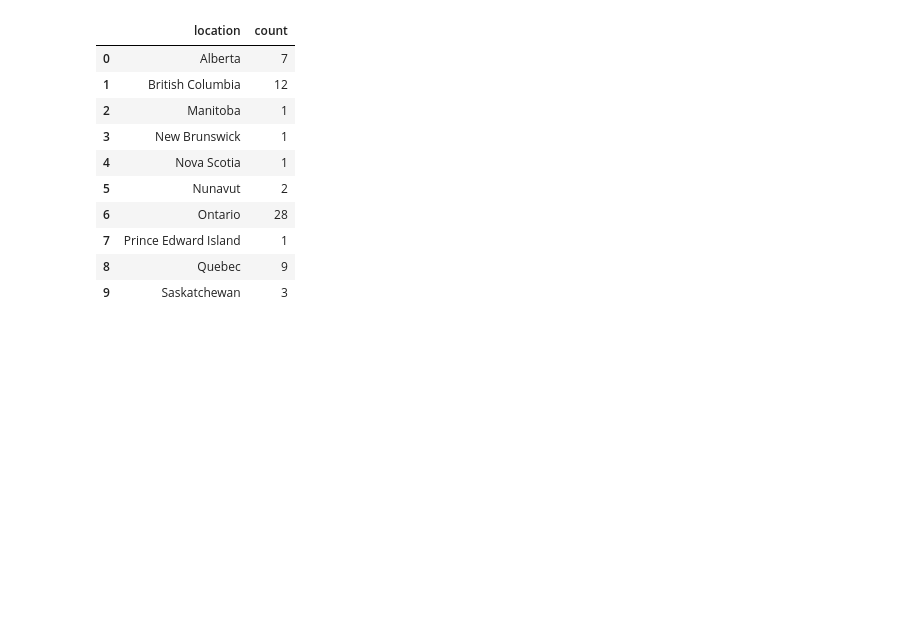
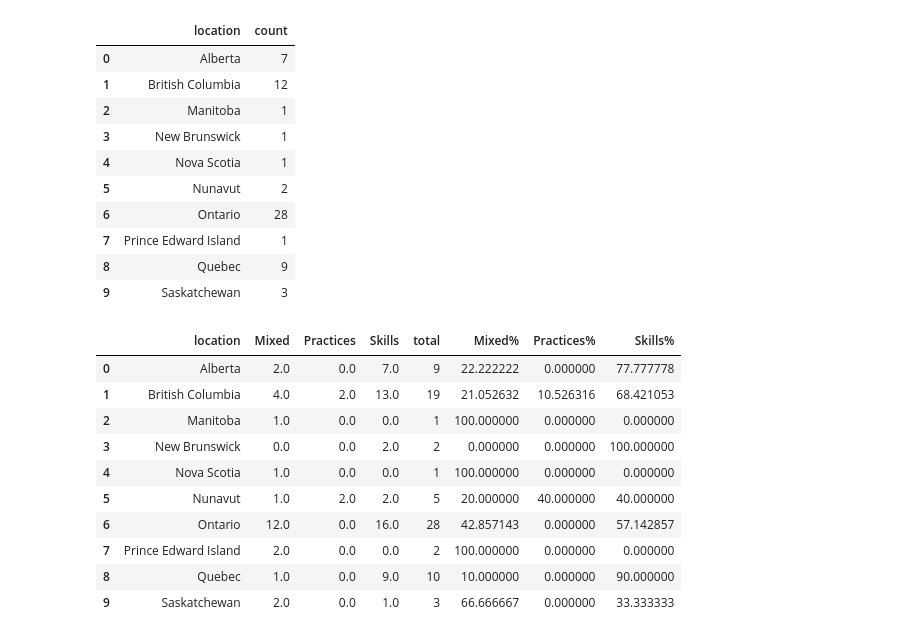
Before and after one commit to poppy-nicolette/ShinyShiny, a Jupyter notebook: dashboard-LNS/test_plots.ipynb, the cells around one changed output. Drawn from its saved outputs; the diff is of its cells as text; code cells hidden in the pictures; blank space fills up the shorter version.

```diff
--- a/dashboard-LNS/test_plots.ipynb
+++ b/dashboard-LNS/test_plots.ipynb
@@ -293,3 +293,19 @@ fig = px.pie(geo_distribution_df, values='count',
             #facet_col='location',
             title='Canadian works by location')
 fig.show()
+# %%
+geo_concept_df = pd.read_csv("www/geo_concept.csv", encoding="UTF-8")
+geo_concept_df.fillna(inplace=True,value=0)
+geo_concept_df
+# %% [output]
+|  | location | Mixed | Practices | Skills | total | Mixed% | Practices% | Skills% |
+| 0 | Alberta | 2.0 | 0.0 | 7.0 | 9 | 22.222222 | 0.000000 | 77.777778 |
+| 1 | British Columbia | 4.0 | 2.0 | 13.0 | 19 | 21.052632 | 10.526316 | 68.421053 |
+| 2 | Manitoba | 1.0 | 0.0 | 0.0 | 1 | 100.000000 | 0.000000 | 0.000000 |
+| 3 | New Brunswick | 0.0 | 0.0 | 2.0 | 2 | 0.000000 | 0.000000 | 100.000000 |
+| 4 | Nova Scotia | 1.0 | 0.0 | 0.0 | 1 | 100.000000 | 0.000000 | 0.000000 |
+| 5 | Nunavut | 1.0 | 2.0 | 2.0 | 5 | 20.000000 | 40.000000 | 40.000000 |
+| 6 | Ontario | 12.0 | 0.0 | 16.0 | 28 | 42.857143 | 0.000000 | 57.142857 |
+| 7 | Prince Edward Island | 2.0 | 0.0 | 0.0 | 2 | 100.000000 | 0.000000 | 0.000000 |
+| 8 | Quebec | 1.0 | 0.0 | 9.0 | 10 | 10.000000 | 0.000000 | 90.000000 |
+| 9 | Saskatchewan | 2.0 | 0.0 | 1.0 | 3 | 66.666667 | 0.000000 | 33.333333 |
```
Also changed, not shown: parts of 1 cell of this notebook, 2 other files.
